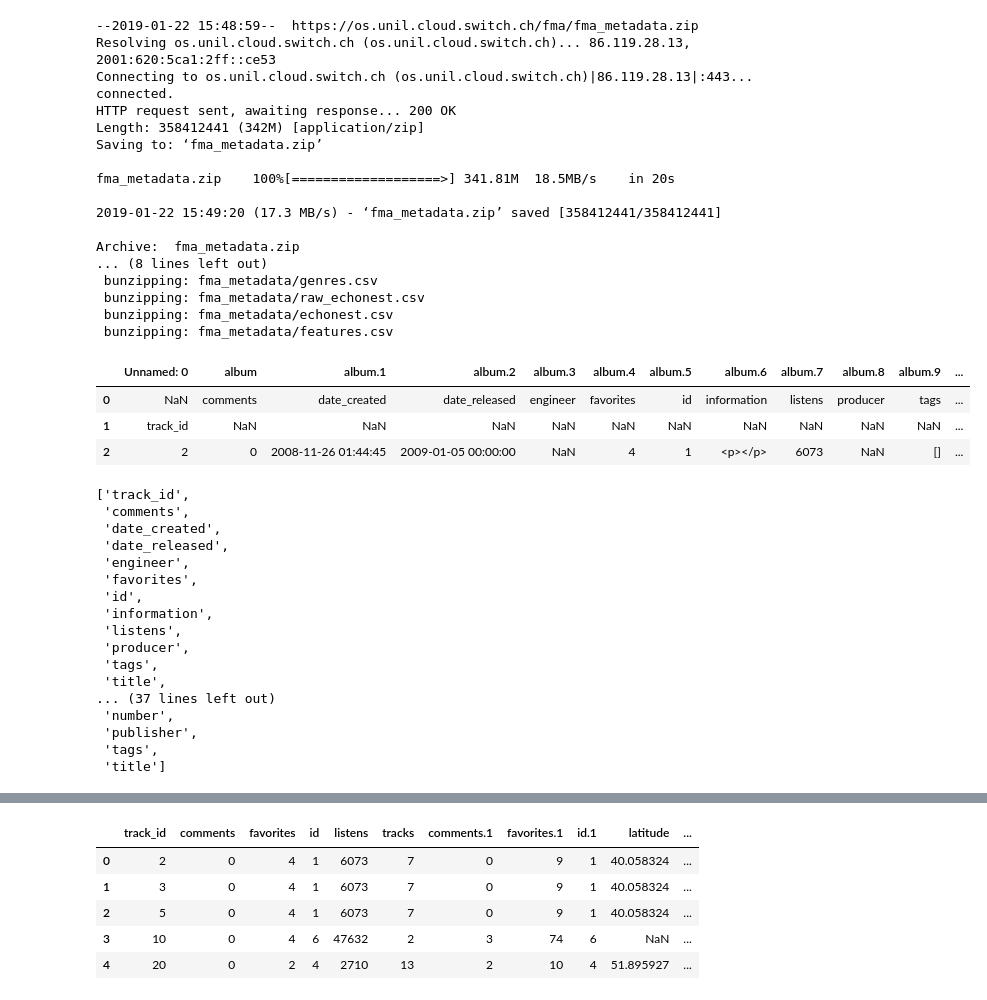
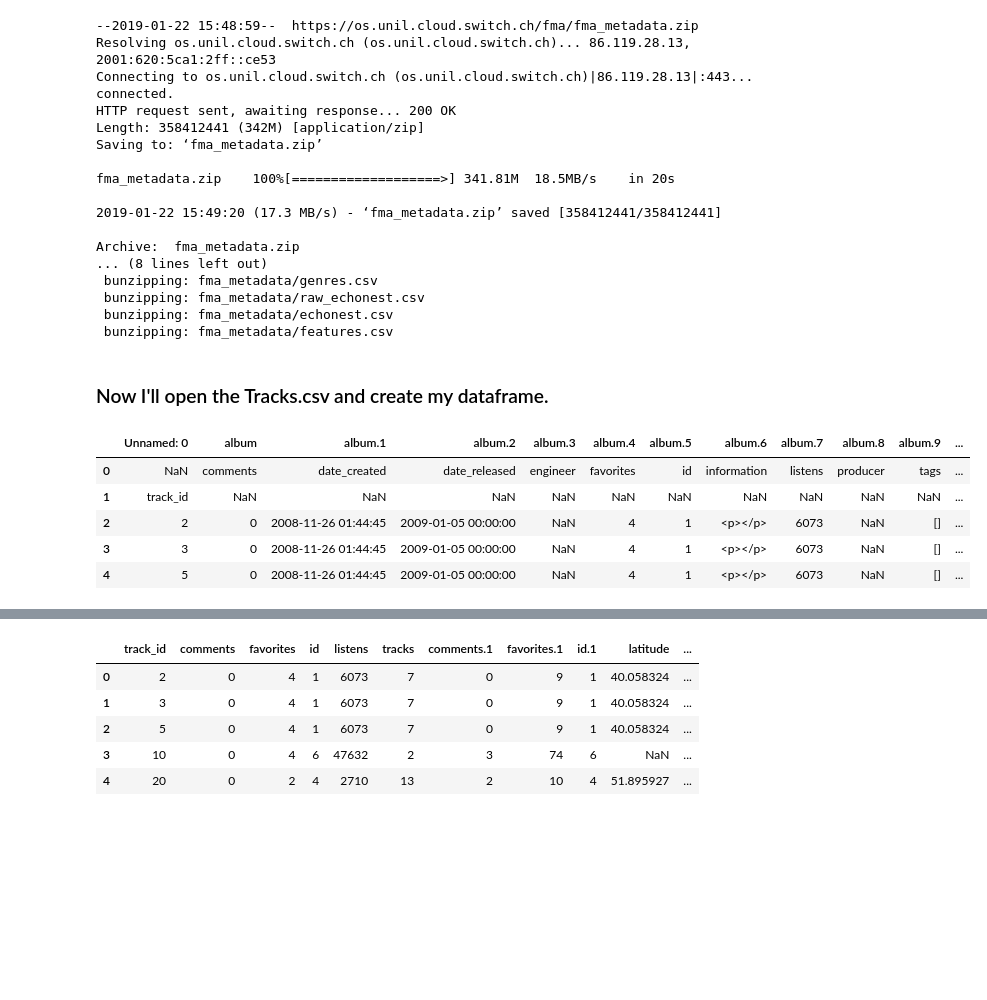
Before and after one commit to bloominstituteoftechnology/DS-Unit-2-Sprint-3-Advanced-Regression, a Jupyter notebook: module1-logistic-regression/LS_DS1_231_Logistic_Regression.ipynb, the cells around one changed output, grey strips where cells are left out. Saved outputs shown, nothing was run; the diff lists cells and outputs as text; code cells hidden in the pictures; blank space fills up the shorter version.

```diff
--- a/module1-logistic-regression/LS_DS1_231_Logistic_Regression.ipynb
+++ b/module1-logistic-regression/LS_DS1_231_Logistic_Regression.ipynb
@@ -303,34 +307,13 @@ names = pd.read_csv('fma_metadata/tracks.csv')
-# %%
-pd.set_option('display.max_columns', None)  # Unlimited columns
-names.head(3)
-# So I need to make a list of the good names, and drop all the rows that aren't good.
-# %% [output]
-|  | Unnamed: 0 | album | album.1 | album.2 | album.3 | album.4 | album.5 | album.6 | album.7 | album.8 | album.9 | ... |
-| 0 | NaN | comments | date_created | date_released | engineer | favorites | id | information | listens | producer | tags | ... |
-| 1 | track_id | NaN | NaN | NaN | NaN | NaN | NaN | NaN | NaN | NaN | NaN | ... |
-| 2 | 2 | 0 | 2008-11-26 01:44:45 | 2009-01-05 00:00:00 | NaN | 4 | 1 | <p></p> | 6073 | NaN | [] | ... |
-# %%
-# I'm going to save these names and use them as the feature names.
-cols = names[0:1].values.tolist()
-cols = cols[0]
-cols[0] = 'track_id'
-cols
-# Better
-# %% [output]
-['track_id',
- 'comments',
- 'date_created',
- 'date_released',
- 'engineer',
- 'favorites',
- 'id',
- 'information',
- 'listens',
- 'producer',
- 'tags',
- 'title',
-... (37 lines left out)
- 'number',
- 'publisher',
- 'tags',
- 'title']
+# %% [markdown]
+### Now I'll open the Tracks.csv and create my dataframe.
+# %%
+# Reading this CSV but the names of the columns look all messed up.
+names = pd.read_csv('fma_metadata/tracks.csv')
+names.head()
+# %% [output]
+|  | Unnamed: 0 | album | album.1 | album.2 | album.3 | album.4 | album.5 | album.6 | album.7 | album.8 | album.9 | ... |
+| 0 | NaN | comments | date_created | date_released | engineer | favorites | id | information | listens | producer | tags | ... |
+| 1 | track_id | NaN | NaN | NaN | NaN | NaN | NaN | NaN | NaN | NaN | NaN | ... |
+| 2 | 2 | 0 | 2008-11-26 01:44:45 | 2009-01-05 00:00:00 | NaN | 4 | 1 | <p></p> | 6073 | NaN | [] | ... |
+| 3 | 3 | 0 | 2008-11-26 01:44:45 | 2009-01-05 00:00:00 | NaN | 4 | 1 | <p></p> | 6073 | NaN | [] | ... |
+| 4 | 5 | 0 | 2008-11-26 01:44:45 | 2009-01-05 00:00:00 | NaN | 4 | 1 | <p></p> | 6073 | NaN | [] | ... |
```
Also changed, not shown: parts of 21 cells of this notebook.
